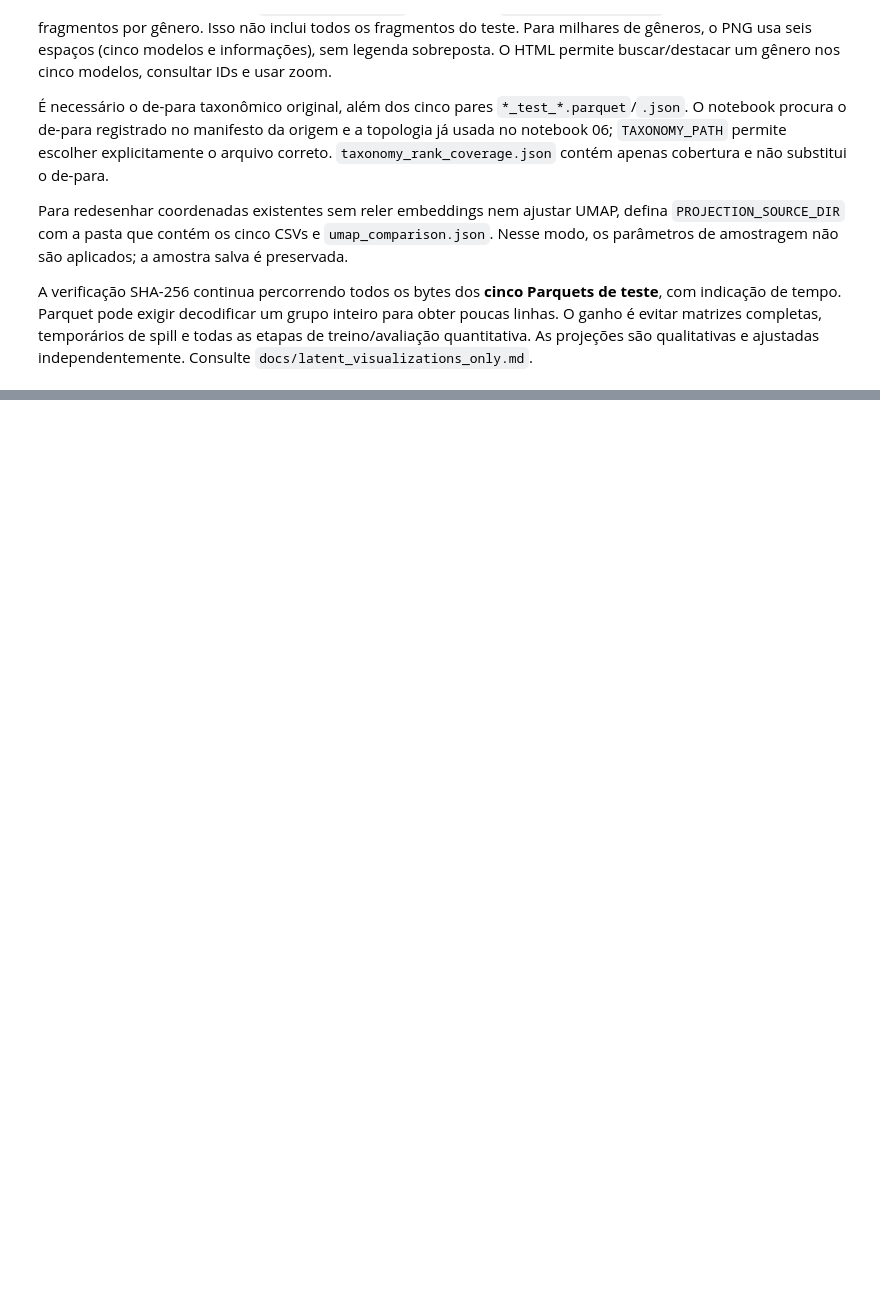
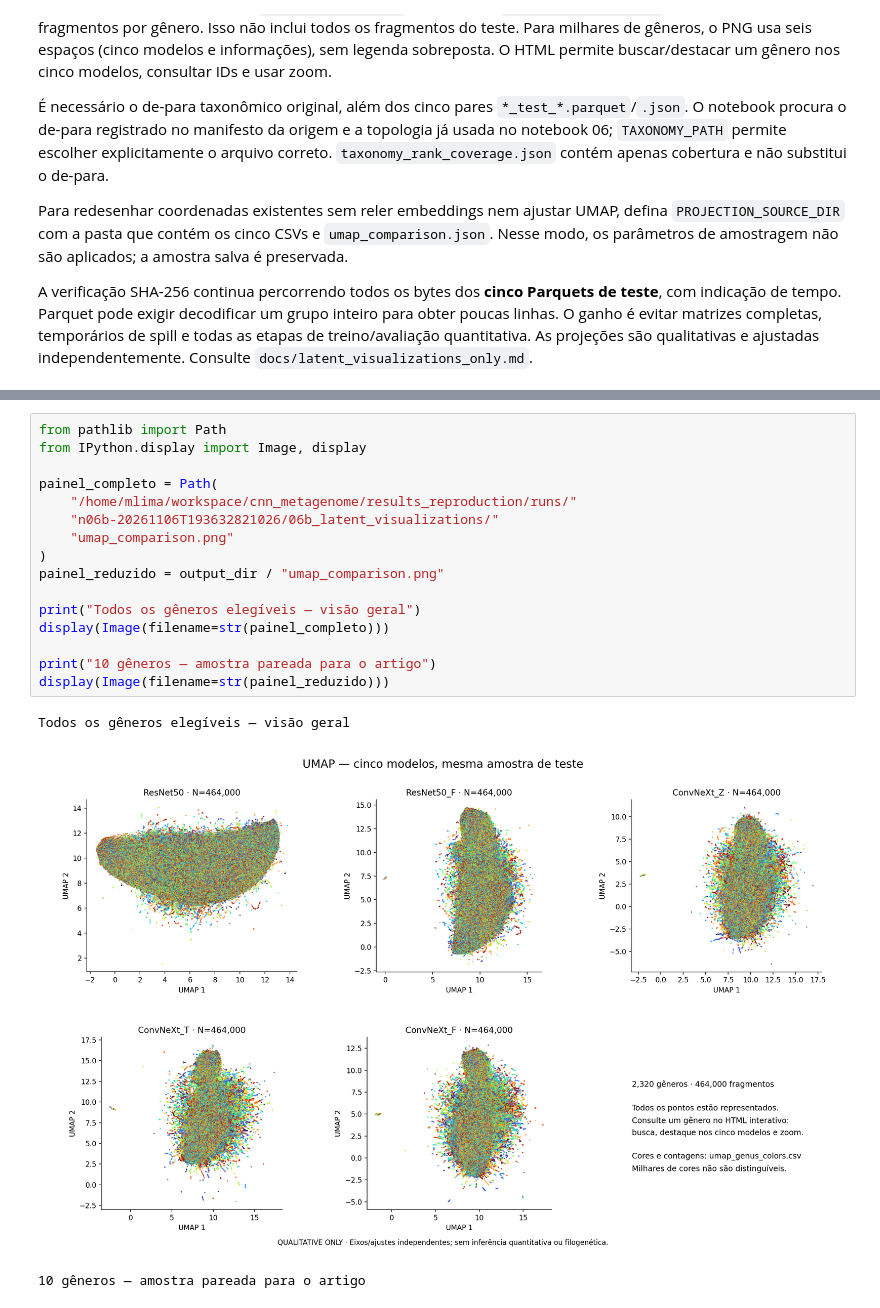
Before and after one commit to Mathe13/cnn_metagenome, a Jupyter notebook: notebooks/reproduction/short/06b_latent_visualizations.ipynb, the cells around one changed output, grey strips where cells are left out. Drawn from its saved outputs; the diff is of its cells as text; blank space fills up the shorter version.

```diff
--- a/notebooks/reproduction/short/06b_latent_visualizations.ipynb
+++ b/notebooks/reproduction/short/06b_latent_visualizations.ipynb
@@ -217,0 +211,20 @@ else:
+# %%
+from pathlib import Path
+from IPython.display import Image, display
+
+painel_completo = Path(
+    "/home/mlima/workspace/cnn_metagenome/results_reproduction/runs/"
+    "n06b-20261106T193632821026/06b_latent_visualizations/"
+    "umap_comparison.png"
+)
+painel_reduzido = output_dir / "umap_comparison.png"
+
+print("Todos os gêneros elegíveis — visão geral")
+display(Image(filename=str(painel_completo)))
+
+print("10 gêneros — amostra pareada para o artigo")
+display(Image(filename=str(painel_reduzido)))
+# %% [output]
+Todos os gêneros elegíveis — visão geral
+[figure, added]
+10 gêneros — amostra pareada para o artigo
```
Also changed, not shown: parts of 5 cells of this notebook, 2 other files.
